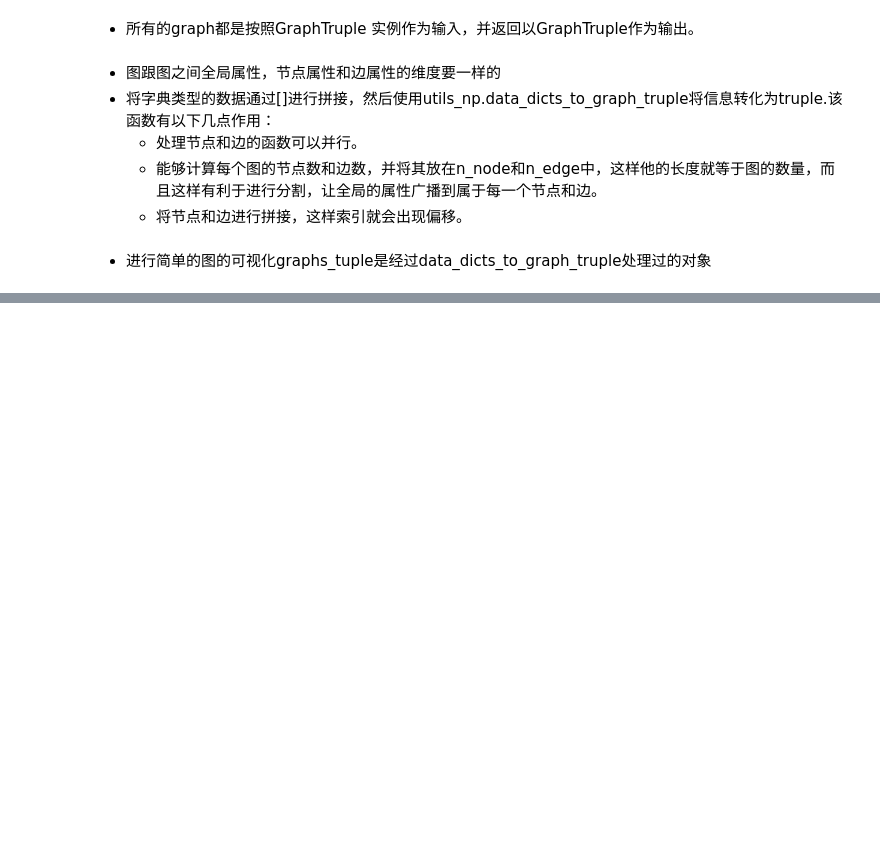
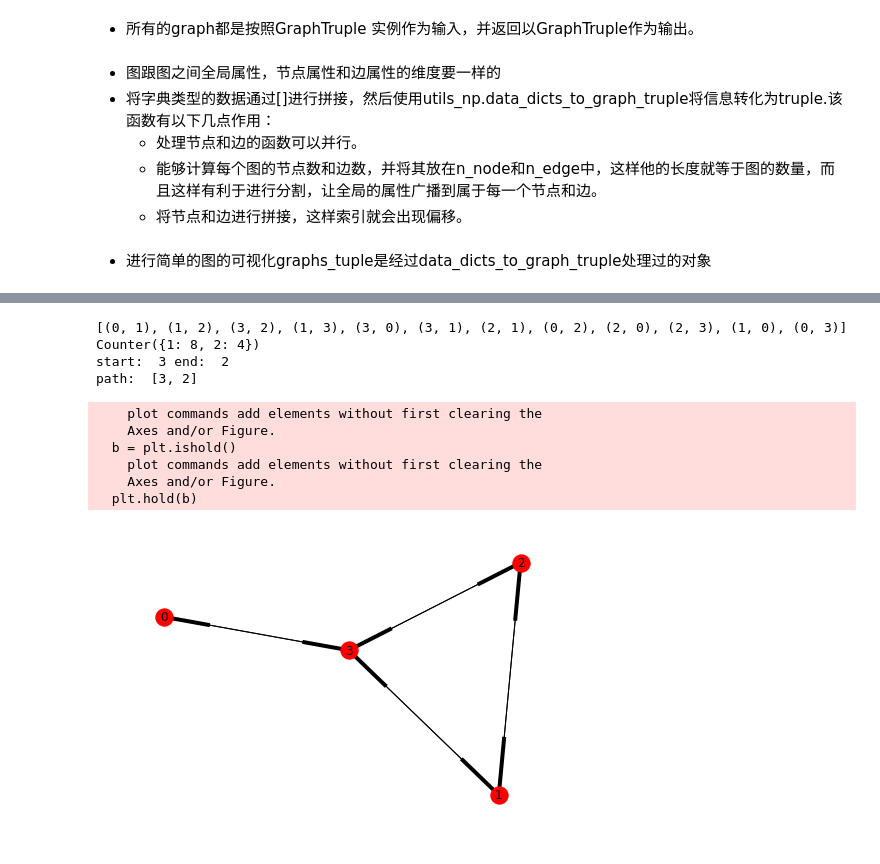
Before and after one commit to ICDI0906/MachineLearning, a Jupyter notebook: papers/GN_lib.ipynb, the cells around one changed output, grey strips where cells are left out. Drawn from its saved outputs; the diff is of its cells as text; code cells hidden in the pictures; blank space fills up the shorter version.

```diff
--- a/papers/GN_lib.ipynb
+++ b/papers/GN_lib.ipynb
@@ -55,0 +209,67 @@ print_graphs_tuple(graphs_tuple)
+# %%
+def pairwise(iterable):
+  """s -> (s0,s1), (s1,s2), (s2, s3), ..."""
+  a, b = itertools.tee(iterable)
+  next(b, None)
+  return zip(a, b)
+
+def set_diff(seq0, seq1):
+  """Return the set difference between 2 sequences as a list."""
+  return list(set(seq0) - set(seq1))
+# %%
+pair_to_length_dict = {}
+try:
+# This is for compatibility with older networkx.
+    lengths = nx.all_pairs_shortest_path_length(combined_graph).items()
+except AttributeError:
+# This is for compatibility with newer networkx.
+    lengths = list(nx.all_pairs_shortest_path_length(combined_graph))
+for x, yy in lengths:
+    for y, l in yy.items():
+      if l >= 1:
+        pair_to_length_dict[x, y] = l
+if max(pair_to_length_dict.values()) < 1:
+    raise ValueError("All shortest paths are below the minimum length")
+# The node pairs which exceed the minimum length.
+node_pairs = list(pair_to_length_dict)
+print(node_pairs)
+# Computes probabilities per pair, to enforce uniform sampling of each
+# shortest path lengths.
+# The counts of pairs per length.
+counts = collections.Counter(pair_to_length_dict.values())
+print(counts)
+prob_per_length = 1.0 / len(counts)
+probabilities = [
+  prob_per_length / counts[pair_to_length_dict[x]] for x in node_pairs
+]
+i = rand.choice(len(node_pairs), p=probabilities)
+start, end = node_pairs[i]
+print('start: ',start,'end: ',end)
+path = nx.shortest_path(
+  combined_graph, source=start, target=end, weight=DISTANCE_WEIGHT_NAME)
+print('path: ', path)
+# Creates a directed graph, to store the directed path from start to end.
+digraph = combined_graph.to_directed()
+nx.draw(digraph)
+# Add the "start", "end", and "solution" attributes to the nodes and edges.
+digraph.add_node(start, start=True)
+digraph.add_node(end, end=True)
+digraph.add_nodes_from(set_diff(digraph.nodes(), [start]), start=False)
+digraph.add_nodes_from(set_diff(digraph.nodes(), [end]), end=False)
+digraph.add_nodes_from(set_diff(digraph.nodes(), path), solution=False)
+digraph.add_nodes_from(path, solution=True)
+path_edges = list(pairwise(path))
+digraph.add_edges_from(set_diff(digraph.edges(), path_edges), solution=False)
+digraph.add_edges_from(path_edges, solution=True)
+# %% [output]
+[(0, 1), (1, 2), (3, 2), (1, 3), (3, 0), (3, 1), (2, 1), (0, 2), (2, 0), (2, 3), (1, 0), (0, 3)]
+Counter({1: 8, 2: 4})
+start:  3 end:  2
+path:  [3, 2]
+    plot commands add elements without first clearing the
+    Axes and/or Figure.
+  b = plt.ishold()
+    plot commands add elements without first clearing the
+    Axes and/or Figure.
+  plt.hold(b)
+[figure, added]
```
Also changed, not shown: parts of 18 cells of this notebook.
